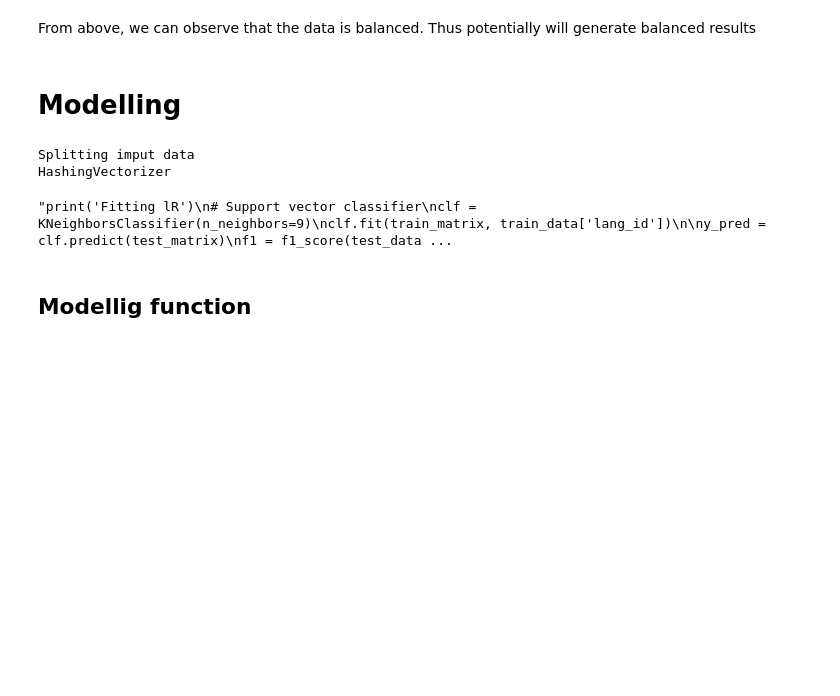
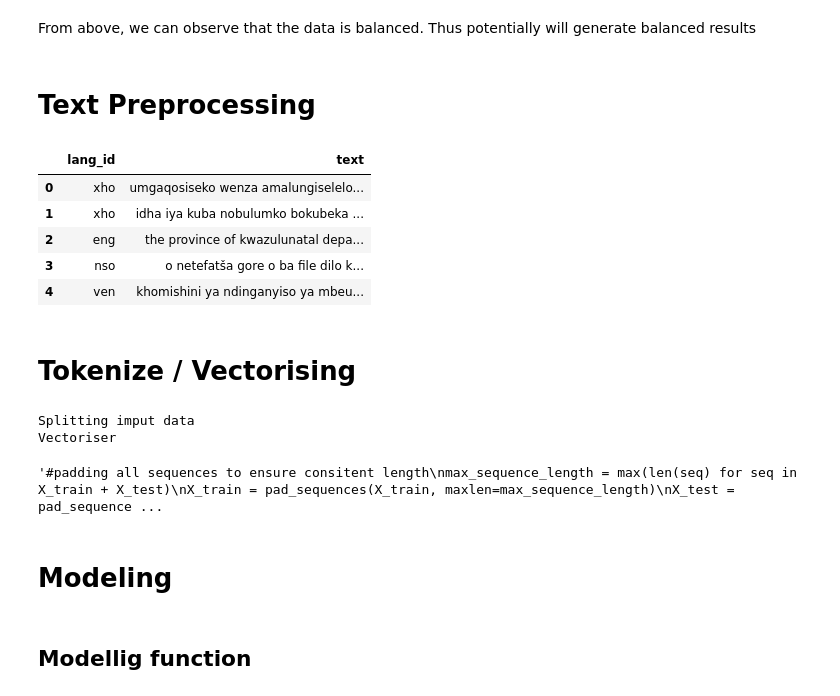
Before and after one commit to thabotladi/explore-heckathon, a Jupyter notebook: SA_Language_ID_2023.ipynb, the cells around one changed output. Cells and saved outputs as stored; diff of their text form; code cells hidden in the pictures; blank space fills up the shorter version.

```diff
--- a/SA_Language_ID_2023.ipynb
+++ b/SA_Language_ID_2023.ipynb
@@ -67,3 +78,5 @@ plt.show()
 [figure]
 # %% [markdown]
 From above, we can observe that the data is balanced. Thus potentially will generate balanced results
+# %% [markdown]
+# Text Preprocessing
@@ -70,26 +91,34 @@ From above, we can observe that the data is balanced. Thus potentially will gene
+# %%
+train_df.head()
+# %% [output]
+|  | lang_id | text |
+| 0 | xho | umgaqosiseko wenza amalungiselelo... |
+| 1 | xho | idha iya kuba nobulumko bokubeka ... |
+| 2 | eng | the province of kwazulunatal depa... |
+| 3 | nso | o netefatša gore o ba file dilo k... |
+| 4 | ven | khomishini ya ndinganyiso ya mbeu... |
 # %% [markdown]
-# Modelling
+# Tokenize / Vectorising
 # %%
 #vactorize data
 
 print('Splitting imput data')
-train_data,test_data = train_test_split(train_df,test_size = 0.20)
+X_train, X_test, Y_train, Y_test = train_test_split(train_df['text'], train_df['lang_id'], test_size=0.20)
 
-print('HashingVectorizer')
+print('Vectoriser')
 #train and test vectoriser
-vectorizer = HashingVectorizer(ngram_range = (1,2))
-train_matrix = vectorizer.fit_transform(train_data['text'].values.astype('U'))
-test_matrix = vectorizer.transform(test_data['text'].values.astype('U'))
+vectoriser = HashingVectorizer()
+vectorizer = HashingVectorizer(ngram_range = (1,1))
+X_train = vectorizer.fit_transform(X_train)
+X_test = vectorizer.transform(X_test)
 
-"""print('Fitting lR')
-# Support vector classifier
-clf = KNeighborsClassifier(n_neighbors=9)
-clf.fit(train_matrix, train_data['lang_id'])
-
-y_pred = clf.predict(test_matrix)
-f1 = f1_score(test_data['lang_id'], y_pred, average='micro')
-print(f1)"""
+"""#padding all sequences to ensure consitent length
+max_sequence_length = max(len(seq) for seq in X_train + X_test)
+X_train = pad_sequences(X_train, maxlen=max_sequence_length)
+X_test = pad_sequences(X_test, maxlen=max_sequence_length)"""
 # %% [output]
 Splitting imput data
-HashingVectorizer
+Vectoriser
-"print('Fitting lR')\n# Support vector classifier\nclf = KNeighborsClassifier(n_neighbors=9)\nclf.fit(train_matrix, train_data['lang_id'])\n\ny_pred = clf.predict(test_matrix)\nf1 = f1_score(test_data ...
+'#padding all sequences to ensure consitent length\nmax_sequence_length = max(len(seq) for seq in X_train + X_test)\nX_train = pad_sequences(X_train, maxlen=max_sequence_length)\nX_test = pad_sequence ...
+# %% [markdown]
+# Modeling
```
Also changed, not shown: parts of 14 cells of this notebook, 13 other files.
